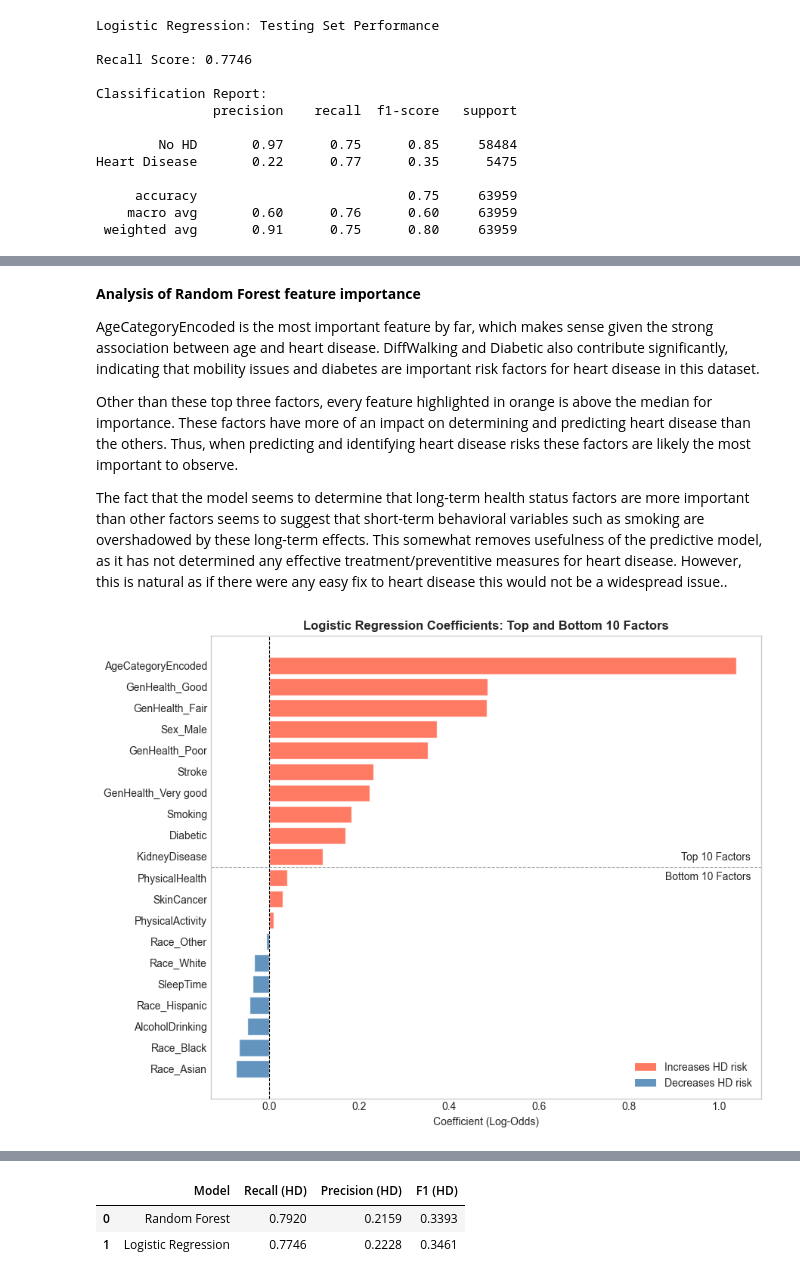
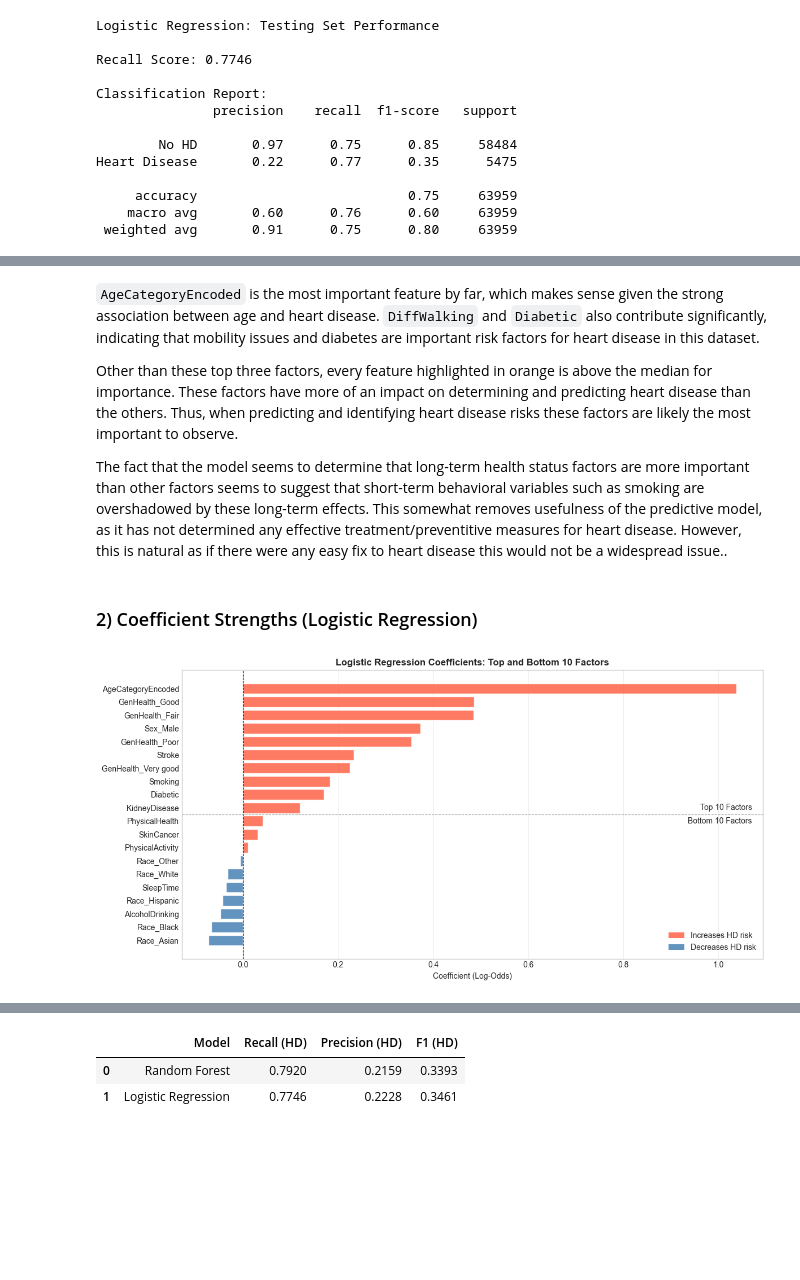
Before and after one commit to TeganHakim/heart-disease-prediction-analysis, a Jupyter notebook: final_project.ipynb, the cells around one changed output, grey strips where cells are left out. Cells and saved outputs as stored; diff of their text form; code cells hidden in the pictures; blank space fills up the shorter version.

```diff
--- a/final_project.ipynb
+++ b/final_project.ipynb
@@ -555,6 +588,16 @@ Best CV recall:  0.7972
 # %%
 # Look at the best estimator
-rf_best = grid_search.best_estimator_
+# rf_best = grid_search.best_estimator_
+
+rf_best = RandomForestClassifier(
+    class_weight='balanced',
+    n_jobs=1,
+    random_state=42,
+    max_depth=10,
+    min_samples_leaf=5,
+    n_estimators=200
+)
+rf_best.fit(X_train, y_train)
 
 # Predictions
 y_pred_rf = rf_best.predict(X_test)
@@ -674,6 +725,18 @@ Best CV Recall: 0.7813
 # %%
 # Look at the best estimator
-lr_best = lr_grid_search.best_estimator_
+# lr_best = lr_grid_search.best_estimator_
+scaler = StandardScaler()
+X_train_s = scaler.fit_transform(X_train)
+X_test_s  = scaler.transform(X_test)
+lr_best = LogisticRegression(
+    class_weight='balanced',
+    max_iter=1000,
+    random_state=42,
+    C=0.01,
+    penalty='l2',
+    solver='liblinear'
+)
+lr_best.fit(X_train_s, y_train)
 
 # Predictions
 y_pred_lr = lr_best.predict(X_test_s)
@@ -746,13 +816,13 @@ GenHealth_Poor        0.038141
 GenHealth_Good        0.032698
 Smoking               0.028256
 # %% [markdown]
-**Analysis of Random Forest feature importance**
-
-AgeCategoryEncoded is the most important feature by far, which makes sense given the strong association between age and heart disease. DiffWalking and Diabetic also contribute significantly, indicating that mobility issues and diabetes are important risk factors for heart disease in this dataset.
+`AgeCategoryEncoded` is the most important feature by far, which makes sense given the strong association between age and heart disease. `DiffWalking` and `Diabetic` also contribute significantly, indicating that mobility issues and diabetes are important risk factors for heart disease in this dataset.
 
 Other than these top three factors, every feature highlighted in orange is above the median for importance. These factors have more of an impact on determining and predicting heart disease than the others. Thus, when predicting and identifying heart disease risks these factors are likely the most important to observe.
 
 The fact that the model seems to determine that long-term health status factors are more important than other factors seems to suggest that short-term behavioral variables such as smoking are overshadowed by these long-term effects. This somewhat removes usefulness of the predictive model, as it has not determined any effective treatment/preventitive measures for heart disease. However, this is natural as if there were any easy fix to heart disease this would not be a widespread issue..
+# %% [markdown]
+### 2) Coefficient Strengths (Logistic Regression)
 # %%
 ##################################################
 # Logistic Regression Coefficient Weights Figure #
@@ -761,33 +831,34 @@ The fact that the model seems to determine that long-term health status factors
 # Create df of features and their coefficients
 coef_df = pd.DataFrame({'feature': X.columns, 'coefficient': lr_best.coef_[0]}).sort_values('coefficient', ascending=False)
 
 # Top 10 positive and top 10 negative coefficients
 top_pos = coef_df.head(10)
 top_neg = coef_df.tail(10)
 top_coef = pd.concat([top_pos, top_neg]).sort_values('coefficient')
 
 # Setup horizontal bar chart for coefficients
-fig, ax = plt.subplots(figsize=(9, 7))
+fig, ax = plt.subplots()
 colors = ['tomato' if c > 0 else 'steelblue' for c in top_coef['coefficient']]
 bars = ax.barh(top_coef['feature'], top_coef['coefficient'], color=colors, alpha=0.85, edgecolor='white')
 
 # Update axes and labels
 ax.axvline(x=0, color='black', linewidth=0.8, linestyle='--')
 ax.set_xlabel('Coefficient (Log-Odds)')
 ax.set_title('Logistic Regression Coefficients: Top and Bottom 10 Factors', fontweight='bold')
 ax.grid(False)
+ax.grid(axis='x', linewidth=0.5, alpha=0.5)
 # Line separating top and bottom 10 coefficients
 ax.axhline(y=9.5, color='gray', linewidth=0.8, linestyle='--', alpha=0.7)
 # Label the line to the right
 ax.text(1.07, 9.7, 'Top 10 Factors', ha='right', va='bottom')
 ax.text(1.07, 9.3, 'Bottom 10 Factors', ha='right', va='top')
 
 
 # Legend
 legend_elements = [Patch(facecolor='tomato', alpha=0.85, label='Increases HD risk'), Patch(facecolor='steelblue', alpha=0.85, label='Decreases HD risk')]
 ax.legend(handles=legend_elements, loc='lower right')
 plt.tight_layout()
 plt.show()
 # %% [output]
-[figure, old version]
+[figure, new version]
 # %% [markdown]
```
Also changed, not shown: parts of 55 cells of this notebook.
